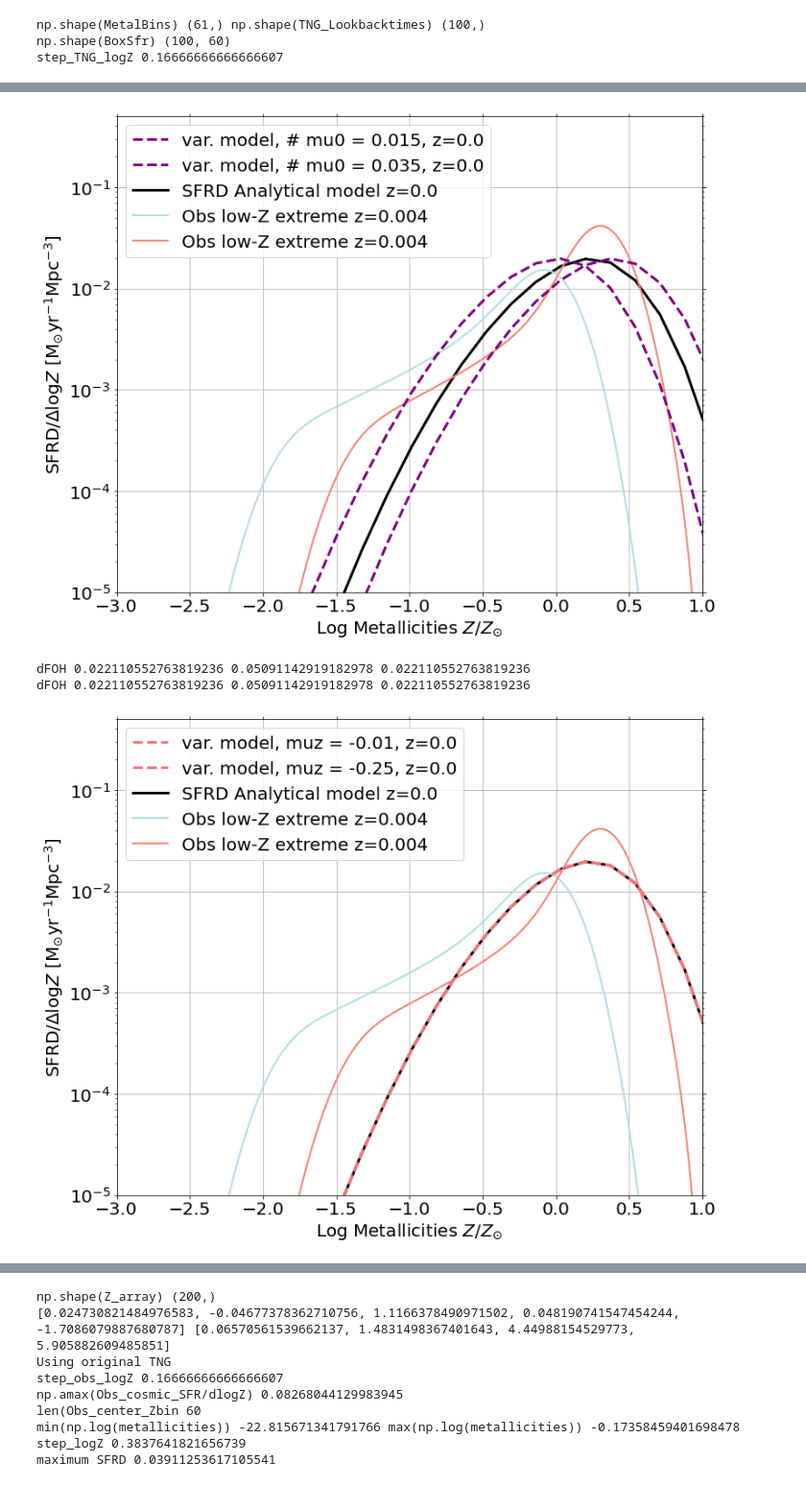
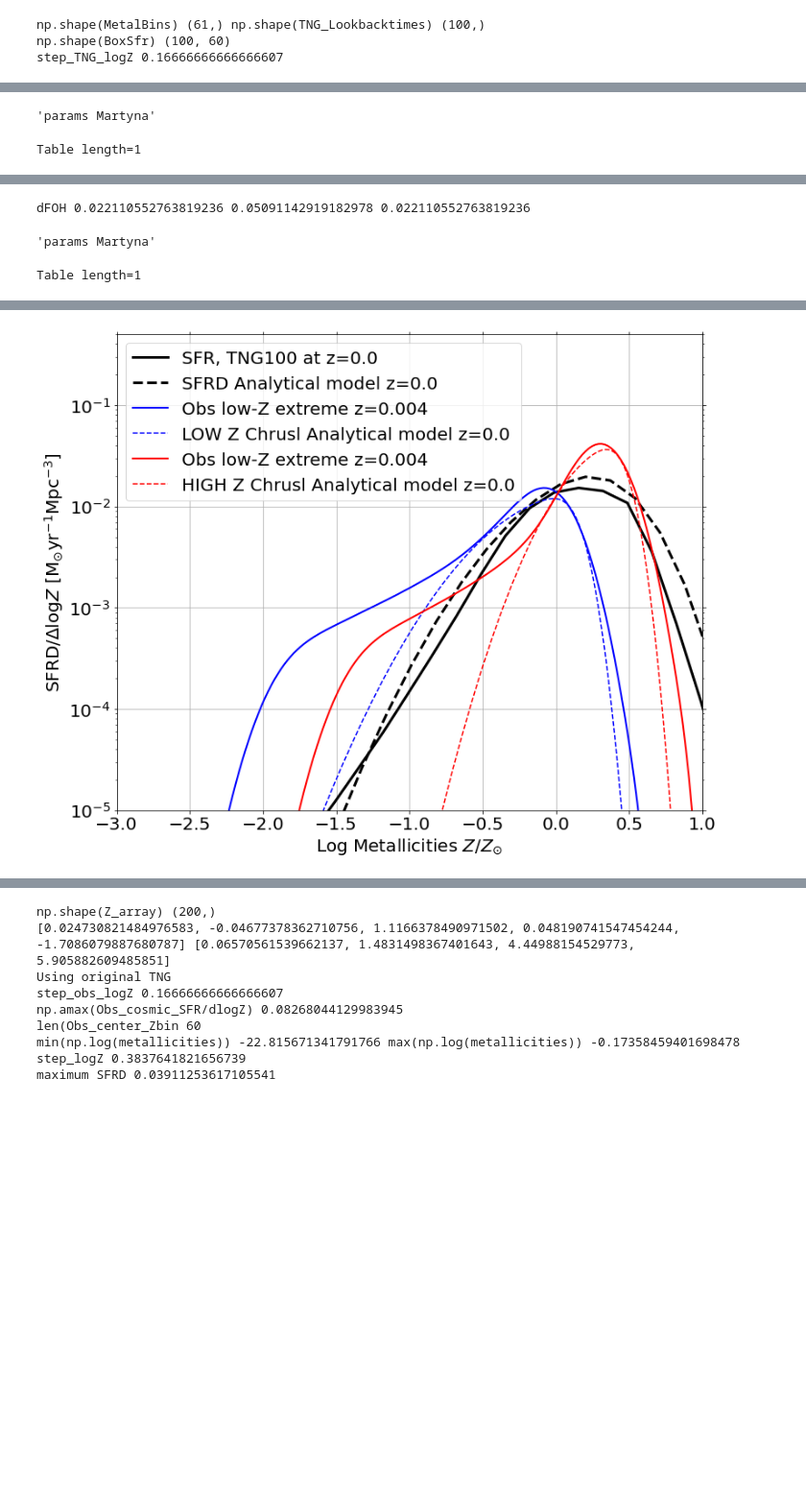
Before and after one commit to sashalvna/SFRD_fit, a Jupyter notebook: src/scripts/Determining_Reasonable_Parameter_Variations.ipynb, the cells around one changed output, grey strips where cells are left out. Shown at 96% size. Cells and saved outputs as stored; diff of their text form; code cells hidden in the pictures; blank space fills up the shorter version.

```diff
--- a/src/scripts/Determining_Reasonable_Parameter_Variations.ipynb
+++ b/src/scripts/Determining_Reasonable_Parameter_Variations.ipynb
@@ -209,8 +209,7 @@ def oneDcomparison(comparison_redshifts = [0.5], fit_param_filename = 'test_best
 
         ####################################
         # Variations on the SFRD
-        #####################################
-        metal_param_keys = ['# mu0','muz','omega0','omegaz','alpha0']
+        metal_param_keys = ['# mu0']#,'muz','omega0','omegaz','alpha0']
         variations = [[0.015, 0.035],[-0.01, -0.25],[0.8, 1.4],[0.025, 0.1],[-0.9, -3.5] ]
         colors = ['purple' ,'#ff717b','navy',  '#00a6a0',  '#acbf00', '#ecb05b']
         for v, param_key in enumerate(metal_param_keys):
@@ -219,6 +218,9 @@ def oneDcomparison(comparison_redshifts = [0.5], fit_param_filename = 'test_best
             # Actually start the plot!
             fig, ax = plt.subplots(figsize=(12,10))
 
+            ####################################
+            # Variations on the SFRD
+            #####################################
             variation = Fid_SzZParams.copy()
             var = variations[v]
             for i in range(2): #Repeat for low and high value
@@ -227,18 +229,18 @@ def oneDcomparison(comparison_redshifts = [0.5], fit_param_filename = 'test_best
                                                metal_params = variation['# mu0','muz','omega0','omegaz','alpha0'][0],
                                                SFR_Params = variation['sf_a','sf_b','sf_c','sf_d'][0])
 
-                plt.plot(np.log10(metallicities/ZsunTNG), model_SFRD * step_logZ/np.diff(np.log10(metallicities))[0] ,
-                        label = 'var. model, %s = %s, z='%(param_key, var[i])+str(redshift), ls = '--',lw = 3, c = colors[v], zorder = 10)
+#                 plt.plot(np.log10(metallicities/ZsunTNG), model_SFRD * step_logZ/np.diff(np.log10(metallicities))[0] ,
+#                         label = 'var. model, %s = %s, z='%(param_key, var[i])+str(redshift), ls = '--',lw = 3, c = colors[v], zorder = 10)
 
 
-#             #####################################
-#             # TNG 100 data
-#             #####################################
-#             min_diff_index = np.argmin(abs(TNG_redshifts - redshift))
-#             print('min_diff_index', min_diff_index, 'is TNG z ', TNG_redshifts[min_diff_index])
-#             #step_TNG_logZ
-#             ax.plot(np.log10(TNG_center_Zbin/ZsunTNG), TNG_cosmic_SFR[:,min_diff_index] / step_TNG_logZ,
-#                    label = 'SFR, TNG100 at z='+str(np.round(TNG_redshifts[min_diff_index],3) ), lw = 3, c = 'k' )
+            #####################################
+            # TNG 100 data
+            #####################################
+            min_diff_index = np.argmin(abs(TNG_redshifts - redshift))
+            print('min_diff_index', min_diff_index, 'is TNG z ', TNG_redshifts[min_diff_index])
+            #step_TNG_logZ
+            ax.plot(np.log10(TNG_center_Zbin/ZsunTNG), TNG_cosmic_SFR[:,min_diff_index] / step_TNG_logZ,
+                   label = 'SFR, TNG100 at z='+str(np.round(TNG_redshifts[min_diff_index],3) ), lw = 3, c = 'k' )
 
             #####################################
             # New model fit to TNG100
@@ -247,7 +249,7 @@ def oneDcomparison(comparison_redshifts = [0.5], fit_param_filename = 'test_best
                                                               metal_params = Fid_SzZParams['# mu0','muz','omega0','omegaz','alpha0'][0],
                                                               SFR_Params = Fid_SzZParams['sf_a','sf_b','sf_c','sf_d'][0])
             plt.plot(np.log10(metallicities/ZsunTNG), model_SFRD * step_logZ/np.diff(np.log10(metallicities))[0] ,
-                    label = 'SFRD Analytical model z='+str(redshift), ls = '-',lw = 3, c = 'k')#'#fe1100' )
+                    label = 'SFRD Analytical model z='+str(redshift), ls = '--',lw = 3, c = 'k')#'#fe1100' )
 
             ####################################
             # Observational (Chruslinska data)
@@ -257,7 +259,7 @@ def oneDcomparison(comparison_redshifts = [0.5], fit_param_filename = 'test_best
             high_Z_file = '302'+ 'f14SB'+'Boco'+ '_FMR270'+ '_FOH_z_dM.dat'
             Chruslinska_data_files = [low_Z_file, high_Z_file]
             names     = ['LOW', 'HIGH']
-            obscolors = ['powderblue','salmon']
+            obscolors = ['b','r']
 
             for i in range(len(Chruslinska_data_files)):
                 lowZ_image, redsh, delt = get_plot_data(Martyna_data_dir + Chruslinska_data_files[i], zmin=0.,zmax=10)
@@ -271,15 +273,15 @@ def oneDcomparison(comparison_redshifts = [0.5], fit_param_filename = 'test_best
                 ax.plot(np.log10(Z_array/ZsunTNG), lowZ_image[min_diff_i,:],
                               label = 'Obs low-Z extreme z='+str(np.round(redsh[min_diff_i],3) ), c=obscolors[i],ls='-',lw=2)
 
-    #             # Analytical fit to low Z extreme
-    #             SzZParams =  Table.read(str(paths.data)+'/Martyna%sZ_best_fit_parameters.txt'%names[i], format = 'csv')
-    #             display('params Martyna', SzZParams)
-    #             model_SFRD, metallicities, step_logZ = get_SFRDzZ(np.array([redshift]), metals = Z_array,
-    #                                                    metal_params = SzZParams['# mu0','muz','omega0','omegaz','alpha0'][0],
-    #                                                    SFR_Params = SzZParams['sf_a','sf_b','sf_c','sf_d'][0])
+                # Analytical fit to low Z extreme
+                SzZParams =  Table.read(str(paths.data)+'/Martyna%sZ_best_fit_parameters.txt'%names[i], format = 'csv')
+                display('params Martyna', SzZParams)
+                model_SFRD, metallicities, step_logZ = get_SFRDzZ(np.array([redshift]), metals = Z_array,
+                                                       metal_params = SzZParams['# mu0','muz','omega0','omegaz','alpha0'][0],
+                                                       SFR_Params = SzZParams['sf_a','sf_b','sf_c','sf_d'][0])
 
-    #             plt.plot(np.log10(metallicities/ZsunTNG), model_SFRD ,
-    #                     label = '%s Z Chrusl Analytical model z='%(names[i])+str(redshift), ls = '--',lw = 1.5, c = colors[i])#'#fe1100' )
+                plt.plot(np.log10(metallicities/ZsunTNG), model_SFRD ,
+                        label = '%s Z Chrusl Analytical model z='%(names[i])+str(redshift), ls = '--',lw = 1.5, c = obscolors[i])#'#fe1100' )
 
 
 
@@ -308,0 +311,2 @@ dFOH 0.022110552763819236 0.05091142919182978 0.022110552763819236
+'params Martyna'
+Table length=1
@@ -308,0 +316,3 @@ dFOH 0.022110552763819236 0.05091142919182978 0.022110552763819236
+dFOH 0.022110552763819236 0.05091142919182978 0.022110552763819236
+'params Martyna'
+Table length=1
@@ -309,4 +322 @@ dFOH 0.022110552763819236 0.05091142919182978 0.022110552763819236
-[figure, old version]
+[figure, new version]
-dFOH 0.022110552763819236 0.05091142919182978 0.022110552763819236
-dFOH 0.022110552763819236 0.05091142919182978 0.022110552763819236
-[figure, removed]
```
Also changed, not shown: parts of 1 cell of this notebook.
